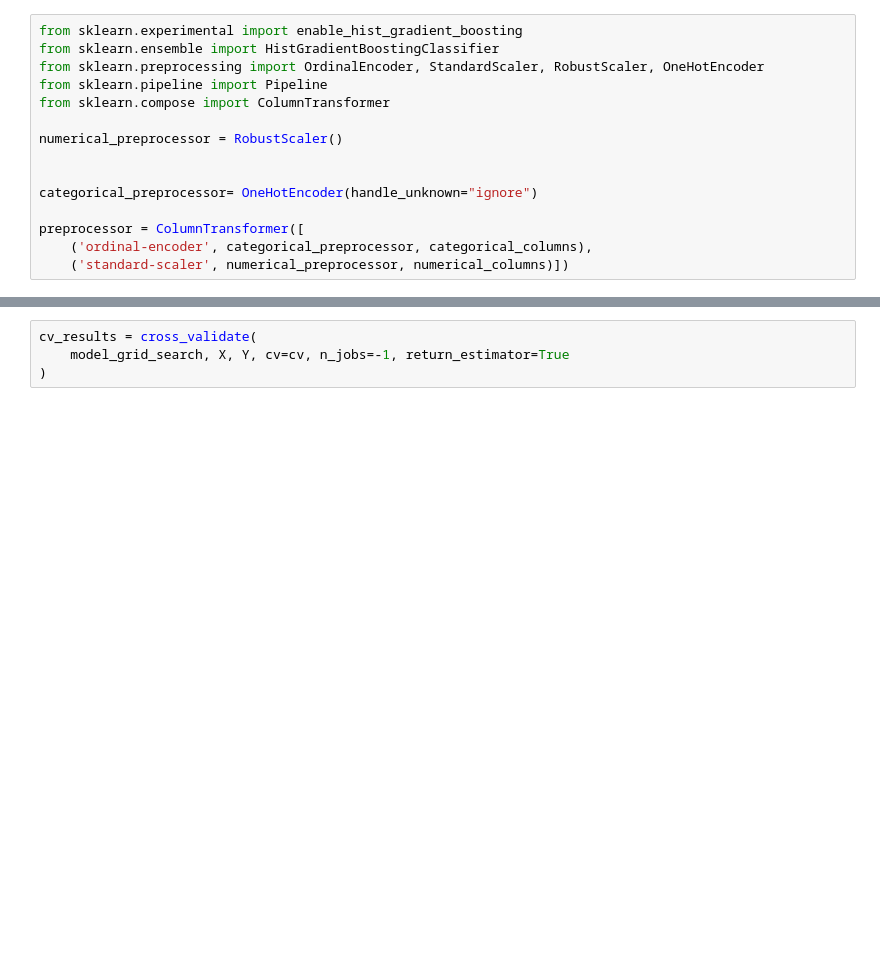
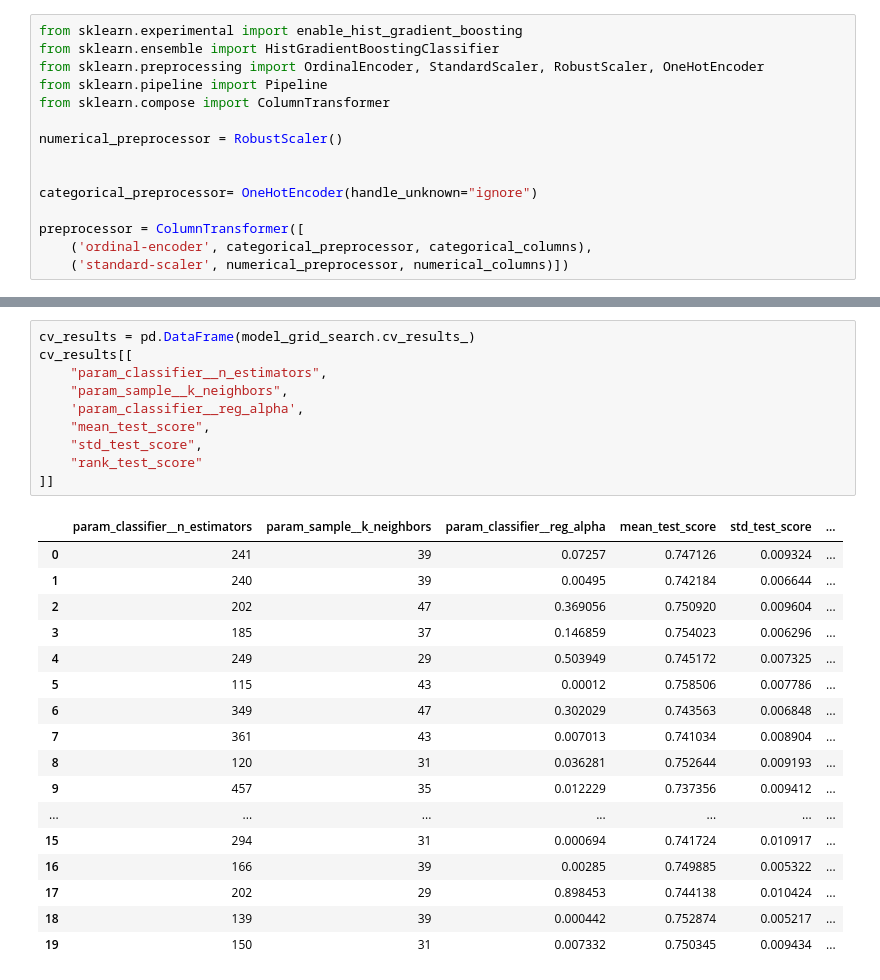
Before and after one commit to sire-ambrose/zindi_loan, a Jupyter notebook: loan_default/copy.ipynb, the cells around one changed output, grey strips where cells are left out. Drawn from its saved outputs; the diff is of its cells as text; blank space fills up the shorter version.

```diff
--- a/loan_default/copy.ipynb
+++ b/loan_default/copy.ipynb
@@ -226,4 +239,28 @@ cv_results[[
-# %%
-cv_results = cross_validate(
-    model_grid_search, X, Y, cv=cv, n_jobs=-1, return_estimator=True
-)
+# %%
+cv_results = pd.DataFrame(model_grid_search.cv_results_)
+cv_results[[
+    "param_classifier__n_estimators",
+    "param_sample__k_neighbors",
+    'param_classifier__reg_alpha',
+    "mean_test_score",
+    "std_test_score",
+    "rank_test_score"
+]]
+# %% [output]
+|  | param_classifier__n_estimators | param_sample__k_neighbors | param_classifier__reg_alpha | mean_test_score | std_test_score | ... |
+| 0 | 241 | 39 | 0.07257 | 0.747126 | 0.009324 | ... |
+| 1 | 240 | 39 | 0.00495 | 0.742184 | 0.006644 | ... |
+| 2 | 202 | 47 | 0.369056 | 0.750920 | 0.009604 | ... |
+| 3 | 185 | 37 | 0.146859 | 0.754023 | 0.006296 | ... |
+| 4 | 249 | 29 | 0.503949 | 0.745172 | 0.007325 | ... |
+| 5 | 115 | 43 | 0.00012 | 0.758506 | 0.007786 | ... |
+| 6 | 349 | 47 | 0.302029 | 0.743563 | 0.006848 | ... |
+| 7 | 361 | 43 | 0.007013 | 0.741034 | 0.008904 | ... |
+| 8 | 120 | 31 | 0.036281 | 0.752644 | 0.009193 | ... |
+| 9 | 457 | 35 | 0.012229 | 0.737356 | 0.009412 | ... |
+| ... | ... | ... | ... | ... | ... | ... |
+| 15 | 294 | 31 | 0.000694 | 0.741724 | 0.010917 | ... |
+| 16 | 166 | 39 | 0.00285 | 0.749885 | 0.005322 | ... |
+| 17 | 202 | 29 | 0.898453 | 0.744138 | 0.010424 | ... |
+| 18 | 139 | 39 | 0.000442 | 0.752874 | 0.005217 | ... |
+| 19 | 150 | 31 | 0.007332 | 0.750345 | 0.009434 | ... |
```
Also changed, not shown: parts of 29 cells of this notebook, 2 other files.
